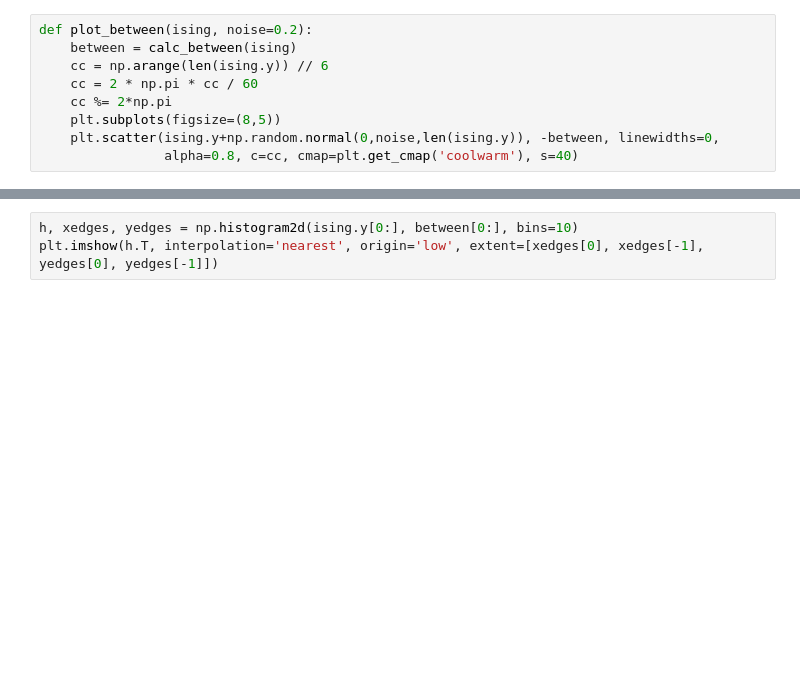
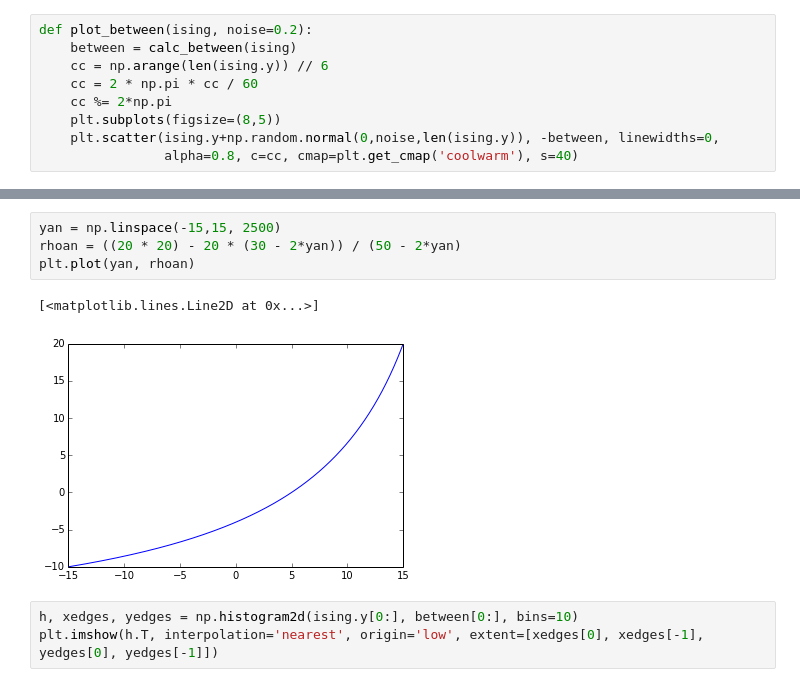
Before and after one commit to mpharrigan/cysingmodel, a Jupyter notebook: ipython/ising_analysis.ipynb, the cells around one changed output, grey strips where cells are left out. Cells and saved outputs as stored; diff of their text form; blank space fills up the shorter version.

```diff
--- a/ipython/ising_analysis.ipynb
+++ b/ipython/ising_analysis.ipynb
@@ -95,3 +105,10 @@ plot_between(ising_c)
+# %%
+yan = np.linspace(-15,15, 2500)
+rhoan = ((20 * 20) - 20 * (30 - 2*yan)) / (50 - 2*yan)
+plt.plot(yan, rhoan)
+# %% [output]
+[<matplotlib.lines.Line2D at 0x...>]
+[figure, added]
 # %%
 h, xedges, yedges = np.histogram2d(ising.y[0:], between[0:], bins=10)
 plt.imshow(h.T, interpolation='nearest', origin='low', extent=[xedges[0], xedges[-1], yedges[0], yedges[-1]])
```
Also changed, not shown: parts of 8 cells of this notebook.
